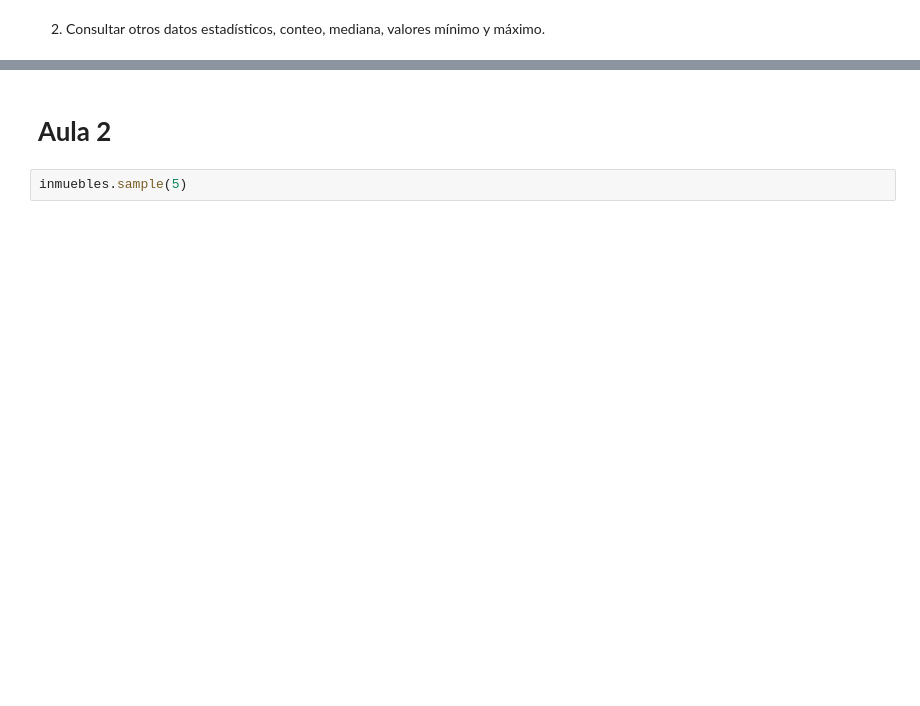
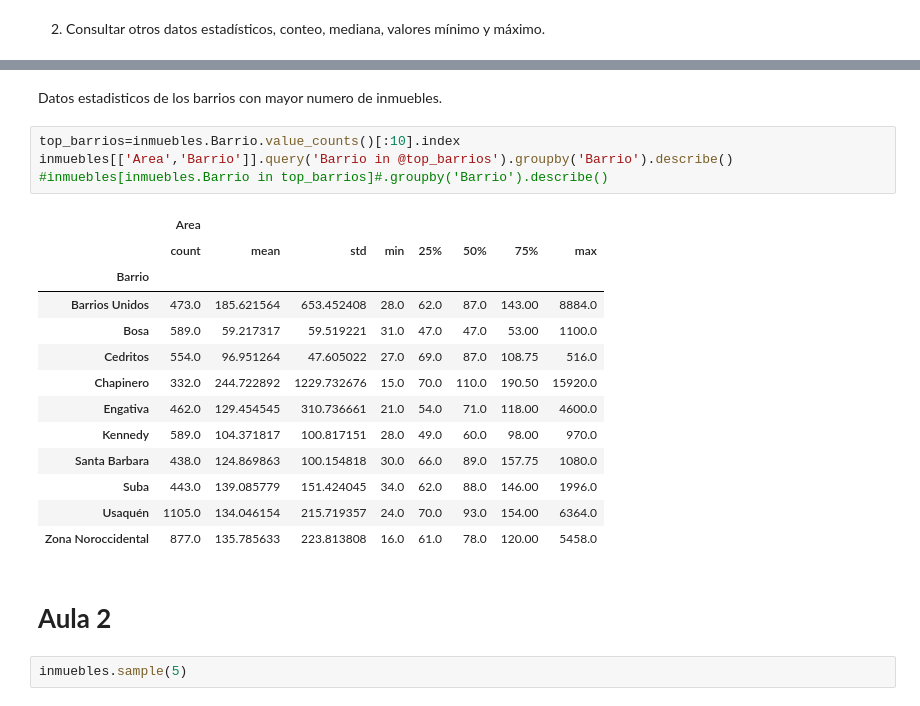
Before and after one commit to Jesalom/InmersionDeDatos, a Jupyter notebook: INMERSION_DATOS_PROYECTO_FINAL.ipynb, the cells around one changed output, grey strips where cells are left out. Cells and saved outputs as stored; diff of their text form; blank space fills up the shorter version.

```diff
--- a/INMERSION_DATOS_PROYECTO_FINAL.ipynb
+++ b/INMERSION_DATOS_PROYECTO_FINAL.ipynb
@@ -250,3 +265,23 @@ plt.title='algo'
+# %% [markdown]
+Datos estadisticos de los barrios con mayor numero de inmuebles.
+# %%
+top_barrios=inmuebles.Barrio.value_counts()[:10].index
+inmuebles[['Area','Barrio']].query('Barrio in @top_barrios').groupby('Barrio').describe()
+#inmuebles[inmuebles.Barrio in top_barrios]#.groupby('Barrio').describe()
+# %% [output]
+|  | Area |  |  |  |  |  |  |  |
+|  | count | mean | std | min | 25% | 50% | 75% | max |
+| Barrio |  |  |  |  |  |  |  |  |
+| Barrios Unidos | 473.0 | 185.621564 | 653.452408 | 28.0 | 62.0 | 87.0 | 143.00 | 8884.0 |
+| Bosa | 589.0 | 59.217317 | 59.519221 | 31.0 | 47.0 | 47.0 | 53.00 | 1100.0 |
+| Cedritos | 554.0 | 96.951264 | 47.605022 | 27.0 | 69.0 | 87.0 | 108.75 | 516.0 |
+| Chapinero | 332.0 | 244.722892 | 1229.732676 | 15.0 | 70.0 | 110.0 | 190.50 | 15920.0 |
+| Engativa | 462.0 | 129.454545 | 310.736661 | 21.0 | 54.0 | 71.0 | 118.00 | 4600.0 |
+| Kennedy | 589.0 | 104.371817 | 100.817151 | 28.0 | 49.0 | 60.0 | 98.00 | 970.0 |
+| Santa Barbara | 438.0 | 124.869863 | 100.154818 | 30.0 | 66.0 | 89.0 | 157.75 | 1080.0 |
+| Suba | 443.0 | 139.085779 | 151.424045 | 34.0 | 62.0 | 88.0 | 146.00 | 1996.0 |
+| Usaquén | 1105.0 | 134.046154 | 215.719357 | 24.0 | 70.0 | 93.0 | 154.00 | 6364.0 |
+| Zona Noroccidental | 877.0 | 135.785633 | 223.813808 | 16.0 | 61.0 | 78.0 | 120.00 | 5458.0 |
 # %% [markdown]
 # **Aula 2**
 # %%
```
Also changed, not shown: parts of 5 cells of this notebook.
